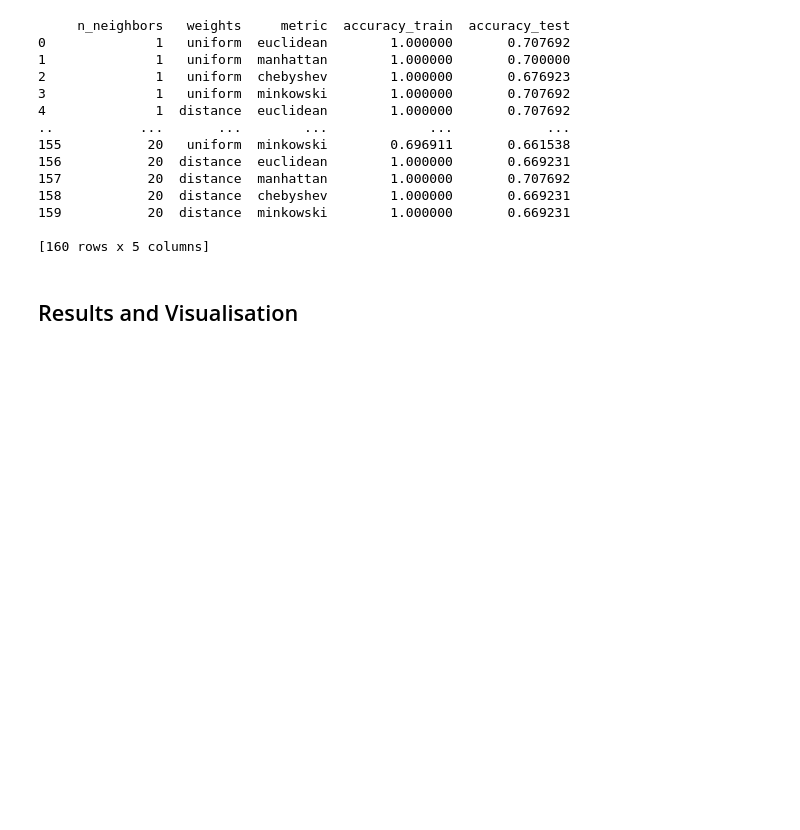
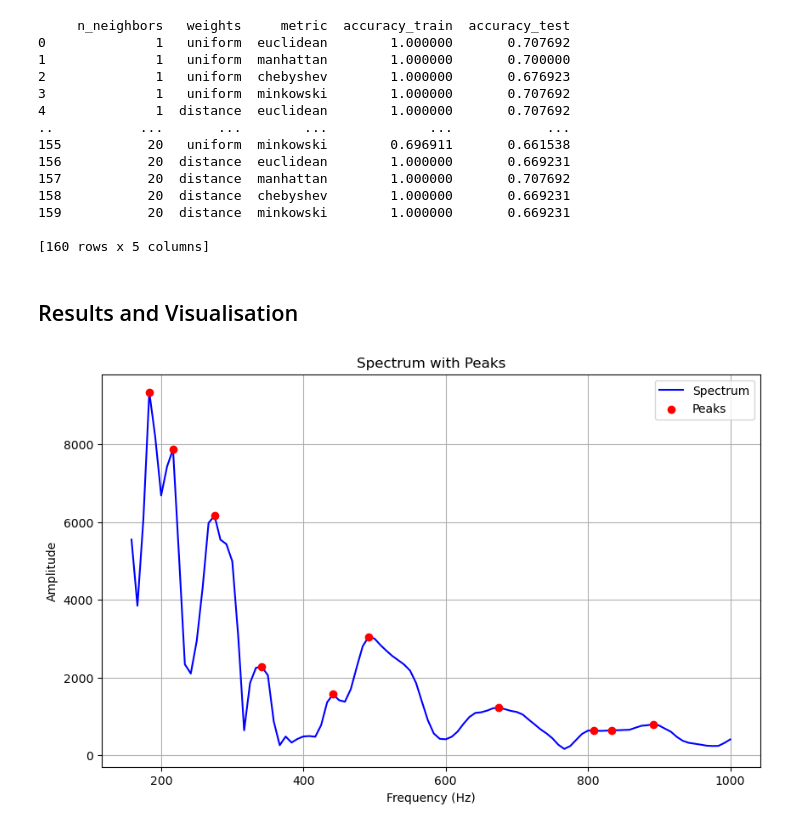
Before and after one commit to HugoMany/MLPadelProject, a Jupyter notebook: VibrationPart/ModelMLAgeRacket/KNN/Vcsv_KNN_Age_P1.P2.P3_Peak.ipynb, the cells around one changed output. Saved outputs shown, nothing was run; the diff lists cells and outputs as text; code cells hidden in the pictures; blank space fills up the shorter version.

Commit message:
Visualization

```diff
--- a/VibrationPart/ModelMLAgeRacket/KNN/Vcsv_KNN_Age_P1.P2.P3_Peak.ipynb
+++ b/VibrationPart/ModelMLAgeRacket/KNN/Vcsv_KNN_Age_P1.P2.P3_Peak.ipynb
@@ -176,0 +175,27 @@ print(results_df)
+# %%
+spectrum_visu = np.array(ast.literal_eval(df_sorted_homogeneous["Spectrum"][0]))
+peaksAmplitude_visu=df_sorted_homogeneous["peaksAmplitude"][0]
+peaksHz_visu=df_sorted_homogeneous["peaksHZ"][0]
+freqs_visu=freqs
+# print(spectrum_visu,peaksAmplitude_visu,peaksHz_visu)
+
+# Plot the spectrum and its peaks
+plt.figure(figsize=(10, 6))
+
+# Plot the spectrum
+plt.plot(freqs_visu, spectrum_visu, label='Spectrum', color='blue')
+
+# Plot the peaks using peaksHz_visu as indices for freqs_visu
+plt.scatter(freqs_visu[peaksHz_visu], peaksAmplitude_visu, color='red', label='Peaks', zorder=5)
+
+# Add labels and title
+plt.xlabel('Frequency (Hz)')
+plt.ylabel('Amplitude')
+plt.title('Spectrum with Peaks')
+plt.legend()
+
+# Show the plot
+plt.grid(True)
+plt.show()
+# %% [output]
+[figure, added]
```
Also changed, not shown: parts of 1 cell of this notebook, 11 other files.
